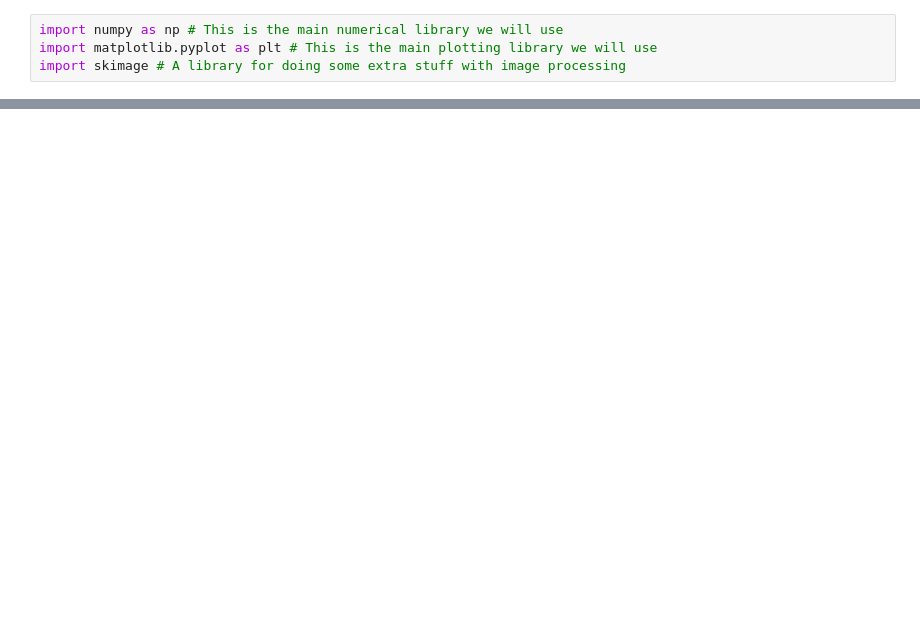
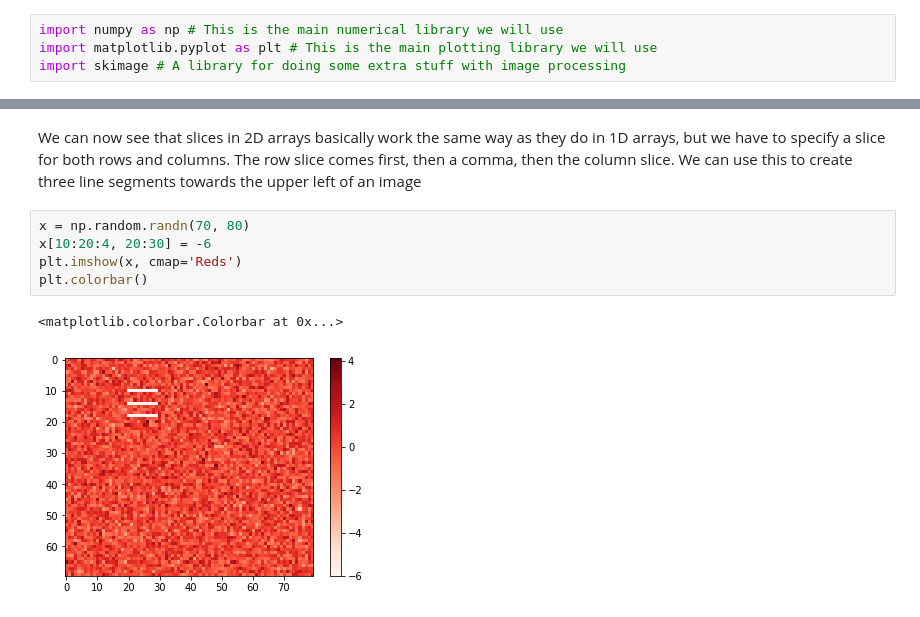
Before and after one commit to Ursinus-IDS301-S2020/ImageProcessingClass, a Jupyter notebook: ImageProcessing.ipynb, the cells around one changed output, grey strips where cells are left out. Drawn from its saved outputs; the diff is of its cells as text; blank space fills up the shorter version.

```diff
--- a/ImageProcessing.ipynb
+++ b/ImageProcessing.ipynb
@@ -49,0 +33,10 @@ plt.imshow(Y)
+# %% [markdown]
+We can now see that slices in 2D arrays basically work the same way as they do in 1D arrays, but we have to specify a slice for both rows and columns.  The row slice comes first, then a comma, then the column slice.  We can use this to create three line segments towards the upper left of an image
+# %%
+x = np.random.randn(70, 80)
+x[10:20:4, 20:30] = -6
+plt.imshow(x, cmap='Reds')
+plt.colorbar()
+# %% [output]
+<matplotlib.colorbar.Colorbar at 0x...>
+[figure, added]
```
Also changed, not shown: parts of 50 cells of this notebook.
